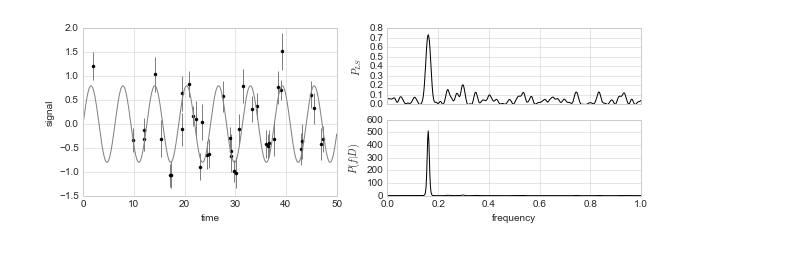
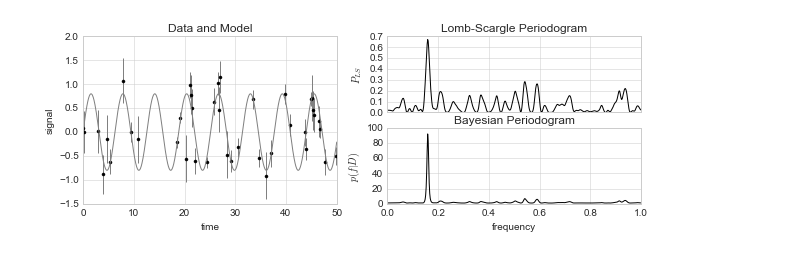
Before and after one commit to jakevdp/PracticalLombScargle, a Jupyter notebook: figures/BayesianPeriodogram.ipynb, the cells around one changed output. Cells and saved outputs as stored; diff of their text form; code cells hidden in the pictures.

```diff
--- a/figures/BayesianPeriodogram.ipynb
+++ b/figures/BayesianPeriodogram.ipynb
@@ -12,43 +12,47 @@ gs = plt.GridSpec(2, 2)
 
 f = lambda x: 0.8 * np.sin(x)
 
-rng = np.random.RandomState(1554)
+rng = np.random.RandomState(15566)
 t = 50 * rng.rand(40)
-dy = 0.2 + 0.2 * rng.rand(len(t))
+dy = 0.1 + 0.4 * rng.rand(len(t))
 y = f(t) + dy * rng.randn(len(t))
 tfit = np.linspace(0, 50, 1000)
 
 ax = fig.add_subplot(gs[:, 0])
-ax.errorbar(t, y, dy, fmt='.k', ecolor='gray', capsize=0)
+ax.errorbar(t, y, dy, fmt='ok', ecolor='gray',
+            markersize=3, capsize=0)
 ax.plot(tfit, f(tfit), '-k', color='gray')
 ax.set(xlabel='time',
-       ylabel='signal')
+       ylabel='signal',
+       title='Data and Model')
 
 ls = LombScargle(t, y)
 freq, power = ls.autopower(normalization='standard',
                            minimum_frequency=0,
                            maximum_frequency=1,
                            samples_per_peak=10)
 freq, p = ls.autopower(normalization='psd',
                        minimum_frequency=0,
                        maximum_frequency=1,
                        samples_per_peak=10)
 p = np.exp(p)
 
 
 
 ax = [fig.add_subplot(gs[0, 1]),
       fig.add_subplot(gs[1, 1])]
 ax[0].plot(freq, power, '-k')
 ax[0].set(xlim=(0, 1),
-          ylabel='$P_{LS}$')
+          ylabel='$P_{LS}$',
+          title='Lomb-Scargle Periodogram')
 ax[0].xaxis.set_major_formatter(plt.NullFormatter())
 
 ax[1].plot(freq, p, '-k')
 ax[1].set(xlim=(0, 1),
           xlabel='frequency',
-          ylabel='$P(f|D)$')
+          ylabel='$p(f|D)$',
+          title='Bayesian Periodogram')
 
 fig.savefig('fig24_bayesian_periodogram.pdf')
 # %% [output]
-[figure, old version]
+[figure, new version]
```
Also changed, not shown: 4 other files.
